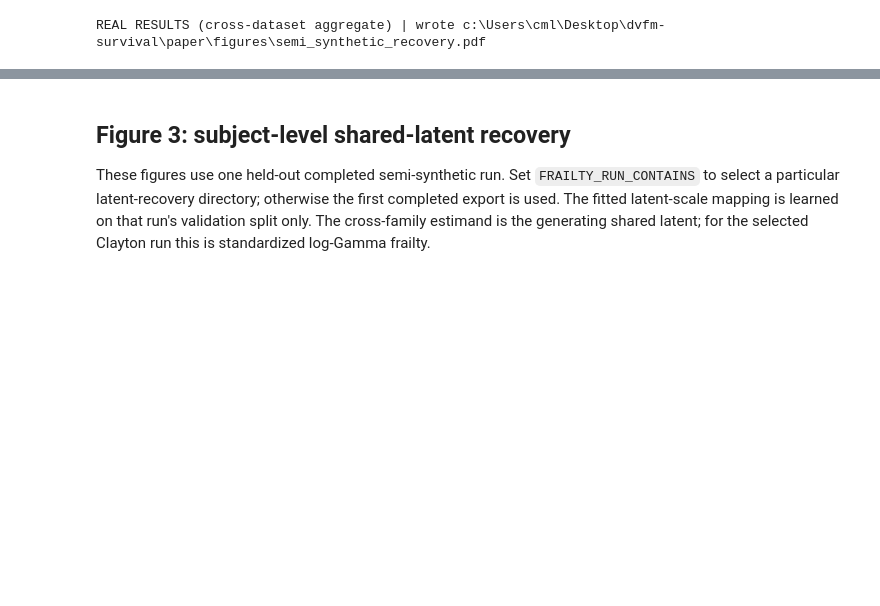
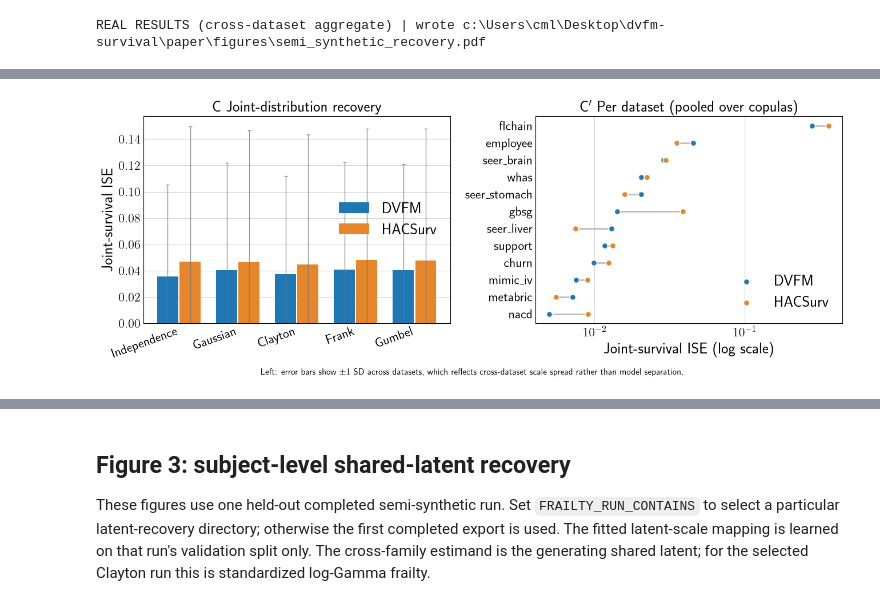
Before and after one commit to kalantari66/dvfm-survival, a Jupyter notebook: notebooks/semi_synthetic_results.ipynb, the cells around one changed output, grey strips where cells are left out. Drawn from its saved outputs; the diff is of its cells as text; code cells hidden in the pictures; blank space fills up the shorter version.

Commit message:
Add plot for DVFM vs HACSurv. Fix DeepSurv implementation. Add tuning workflow

```diff
--- a/notebooks/semi_synthetic_results.ipynb
+++ b/notebooks/semi_synthetic_results.ipynb
@@ -614,0 +631,79 @@ REAL RESULTS (cross-dataset aggregate) | wrote c:\Users\cml\Desktop\dvfm-surviva
+# %%
+JOINT_METRIC = "oracle_joint_survival_ise"
+JOINT_MODELS = ("DVFM", "HACSurv")
+JOINT_COLORS = {"DVFM": "#1f77b4", "HACSurv": "#e6862a"}
+
+def tex_escape(name):
+    return str(name).replace("_", r"\_")
+
+joint = results[results[JOINT_METRIC].notna() & results["model"].isin(JOINT_MODELS)].copy()
+if joint.empty:
+    raise ValueError(f"No {JOINT_METRIC} rows for {JOINT_MODELS}.")
+exporters = sorted(results.loc[results[JOINT_METRIC].notna(), "model"].unique())
+if set(exporters) - set(JOINT_MODELS):
+    raise ValueError(f"{JOINT_METRIC} now has extra exporters: {exporters}; widen JOINT_MODELS.")
+
+# Average the repeat/fold runs first so every dataset x copula cell weighs equally.
+joint_cells = joint.groupby(["dataset", "copula", "model"], as_index=False)[JOINT_METRIC].mean()
+counts = joint_cells.groupby("model").size()
+if counts.nunique() != 1:
+    raise ValueError(f"Unbalanced cell grid across models: {counts.to_dict()}")
+
+joint_copula_order = [name for name in copula_order if name in set(joint_cells["copula"])]
+
+fig, (ax_bar, ax_dot) = plt.subplots(1, 2, figsize=(13.0, 4.6), constrained_layout=True)
+fig.set_constrained_layout_pads(w_pad=0.02, h_pad=0.02, wspace=0.04, hspace=0.02)
+
+# -- left: grouped bars by copula, dataset-balanced mean +/- 1 SD across datasets --
+by_copula = joint_cells.groupby(["copula", "model"])[JOINT_METRIC].agg(["mean", "std"])
+positions = np.arange(len(joint_copula_order))
+bar_width = 0.38
+for offset, model in zip((-bar_width / 2, bar_width / 2), JOINT_MODELS):
+    means = np.array([by_copula.loc[(name, model), "mean"] for name in joint_copula_order])
+    errors = np.array([by_copula.loc[(name, model), "std"] for name in joint_copula_order])
+    # ISE can't go below 0 -- clip the lower whisker rather than imply negative values.
+    ax_bar.bar(positions + offset, means, bar_width * 0.94, label=model,
+               color=JOINT_COLORS[model],
+               yerr=[np.minimum(errors, means), errors],
+               capsize=2.5,
+               error_kw=dict(ecolor="0.45", elinewidth=1.0, capthick=1.0, alpha=0.75))
+ax_bar.set_xticks(positions, joint_copula_order, rotation=20, ha="right")
+ax_bar.set(title="C  Joint-distribution recovery", ylabel="Joint-survival ISE")
+ax_bar.legend(frameon=False)
+ax_bar.grid(axis="y", alpha=0.5)
+ax_bar.set_axisbelow(True)
+
+# -- right: paired per dataset, pooled over copulas, log axis --
+by_dataset = joint_cells.groupby(["dataset", "model"])[JOINT_METRIC].mean().unstack()
+by_dataset = by_dataset.sort_values("DVFM")
+rows = np.arange(len(by_dataset))
+ax_dot.hlines(rows, by_dataset["DVFM"], by_dataset["HACSurv"], color="0.75", linewidth=2, zorder=1)
+for model in JOINT_MODELS:
+    ax_dot.scatter(by_dataset[model], rows, s=55, color=JOINT_COLORS[model], label=model,
+                   zorder=2, edgecolor="white", linewidth=1.2)
+ax_dot.set_yticks(rows, [tex_escape(name) for name in by_dataset.index])
+ax_dot.set_xscale("log")
+ax_dot.set(title="C$'$  Per dataset (pooled over copulas)",
+           xlabel="Joint-survival ISE (log scale)")
+ax_dot.legend(frameon=False, loc="lower right")
+ax_dot.grid(axis="x", alpha=0.5)
+ax_dot.set_axisbelow(True)
+
+fig.text(0.5, -0.05,
+         "Left: error bars show $\pm 1$ SD across datasets, which reflects cross-dataset "
+         "scale spread rather than model separation.", ha="center", fontsize=11)
+
+out = FIGURE_DIR / "semi_synthetic_joint_recovery_dvfm_vs_hacsurv.pdf"
+fig.savefig(out, bbox_inches="tight")
+plt.show()
+
+# -- paired summary over dataset x copula cells --
+paired = joint_cells.pivot_table(index=["dataset", "copula"], columns="model", values=JOINT_METRIC)
+delta = paired["HACSurv"] - paired["DVFM"]
+statistic, p_value = scipy.stats.wilcoxon(paired["DVFM"], paired["HACSurv"])
+print(f"{DATA_SOURCE} | wrote {out}")
+print(f"dataset-balanced mean ISE: DVFM={paired['DVFM'].mean():.4f} HACSurv={paired['HACSurv'].mean():.4f}")
+print(f"DVFM lower in {(delta > 0).sum()}/{len(delta)} dataset x copula cells "
+      f"(paired Wilcoxon W={statistic:g}, p={p_value:.3f})")
+# %% [output]
+[figure, added]
```
Also changed, not shown: parts of 3 cells of this notebook, 12 other files.
